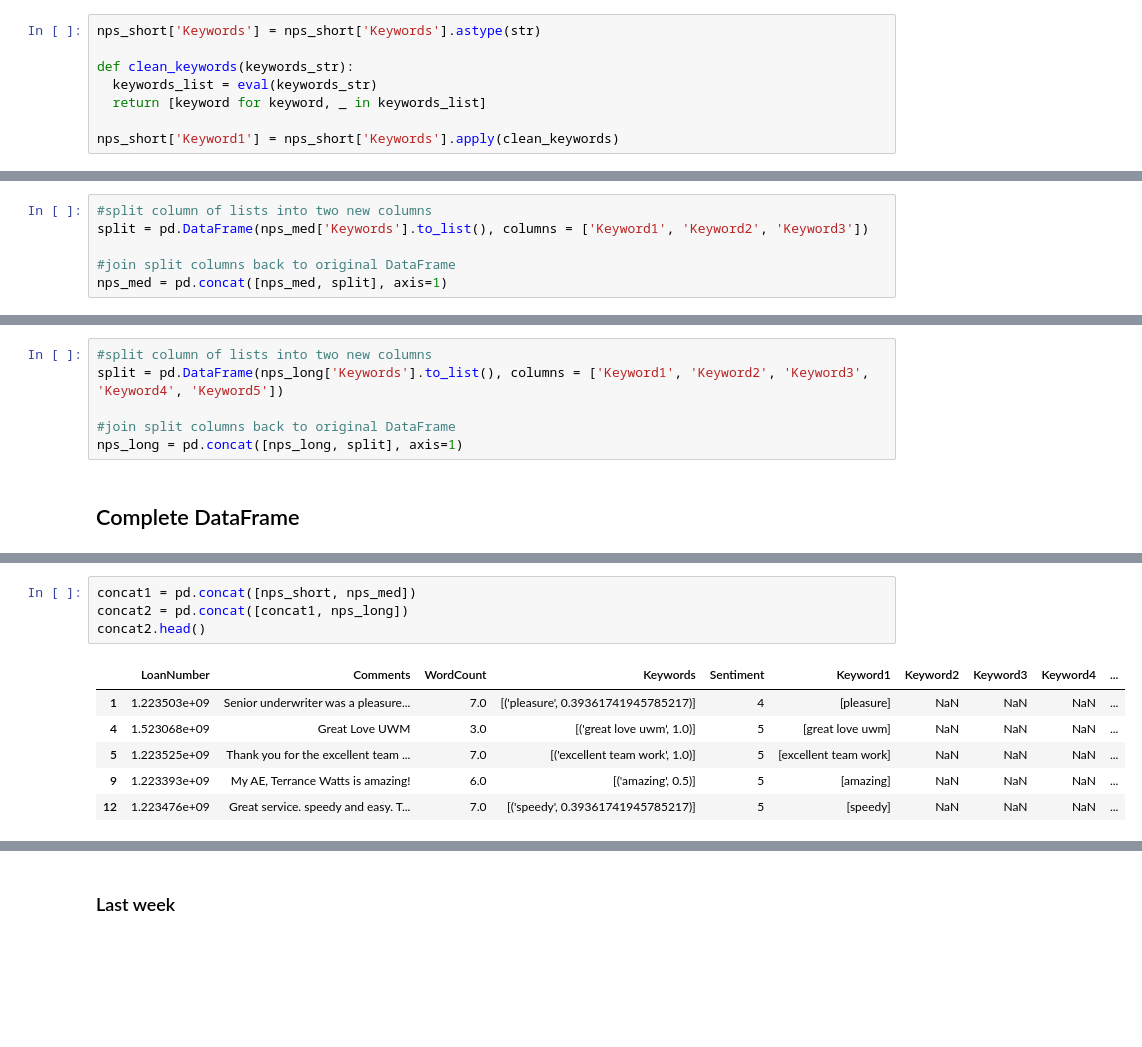
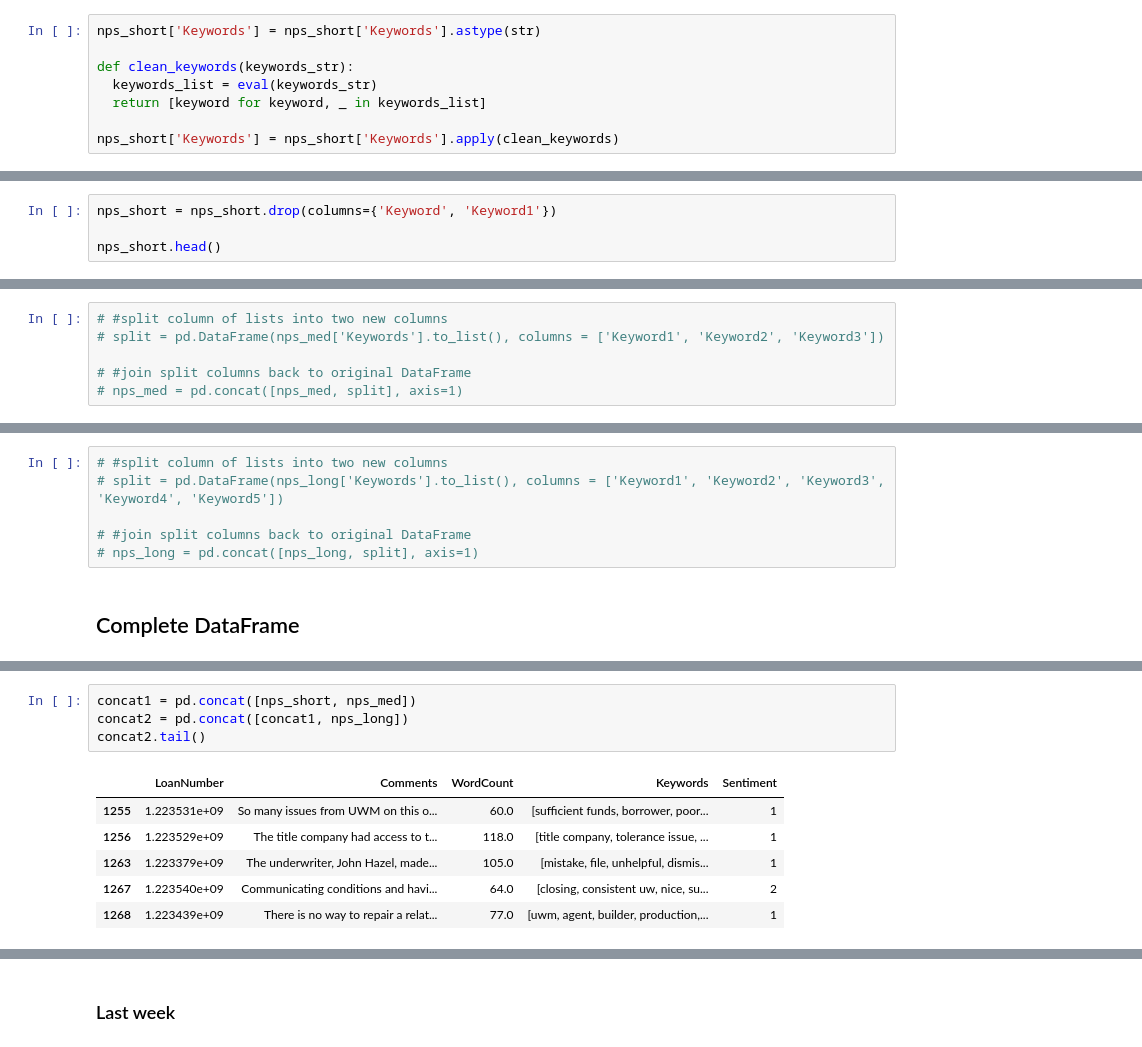
Before and after one commit to leah-apking/project3.1, a Jupyter notebook: PKE.ipynb, the cells around one changed output, grey strips where cells are left out. Drawn from its saved outputs; the diff is of its cells as text; blank space fills up the shorter version.

```diff
--- a/PKE.ipynb
+++ b/PKE.ipynb
@@ -161,7 +161,7 @@ def clean_keywords(keywords_str):
   keywords_list = eval(keywords_str)
   return [keyword for keyword, _ in keywords_list]
 
-nps_short['Keyword1'] = nps_short['Keywords'].apply(clean_keywords)
+nps_short['Keywords'] = nps_short['Keywords'].apply(clean_keywords)
 # %% [output]
 A value is trying to be set on a copy of a slice from a DataFrame.
 Try using .loc[row_indexer,col_indexer] = value instead
@@ -203,0 +191,4 @@ nps_short.head()
+# %%
+nps_short = nps_short.drop(columns={'Keyword', 'Keyword1'})
+
+nps_short.head()
@@ -259,11 +257,11 @@ Try using .loc[row_indexer,col_indexer] = value instead
 See the caveats in the documentation: https://pandas.pydata.org/pandas-docs/stable/user_guide/indexing.html#returning-a-view-versus-a-copy
   nps_med['Sentiment'] = nps_med['Sentiment'].apply(clean_sentiment)
 # %%
-#split column of lists into two new columns
-split = pd.DataFrame(nps_med['Keywords'].to_list(), columns = ['Keyword1', 'Keyword2', 'Keyword3'])
+# #split column of lists into two new columns
+# split = pd.DataFrame(nps_med['Keywords'].to_list(), columns = ['Keyword1', 'Keyword2', 'Keyword3'])
 
-#join split columns back to original DataFrame
-nps_med = pd.concat([nps_med, split], axis=1)
+# #join split columns back to original DataFrame
+# nps_med = pd.concat([nps_med, split], axis=1)
 # %%
 nps_med.head()
 # %% [output]
@@ -339,10 +337,10 @@ Try using .loc[row_indexer,col_indexer] = value instead
 See the caveats in the documentation: https://pandas.pydata.org/pandas-docs/stable/user_guide/indexing.html#returning-a-view-versus-a-copy
   nps_long['Sentiment'] = nps_long['Sentiment'].apply(clean_sentiment)
 # %%
-#split column of lists into two new columns
-split = pd.DataFrame(nps_long['Keywords'].to_list(), columns = ['Keyword1', 'Keyword2', 'Keyword3', 'Keyword4', 'Keyword5'])
+# #split column of lists into two new columns
+# split = pd.DataFrame(nps_long['Keywords'].to_list(), columns = ['Keyword1', 'Keyword2', 'Keyword3', 'Keyword4', 'Keyword5'])
 
-#join split columns back to original DataFrame
-nps_long = pd.concat([nps_long, split], axis=1)
+# #join split columns back to original DataFrame
+# nps_long = pd.concat([nps_long, split], axis=1)
 # %% [markdown]
 ## Complete DataFrame
@@ -349,13 +372,13 @@ nps_long = pd.concat([nps_long, split], axis=1)
 # %%
 concat1 = pd.concat([nps_short, nps_med])
 concat2 = pd.concat([concat1, nps_long])
-concat2.head()
+concat2.tail()
 # %% [output]
-|  | LoanNumber | Comments | WordCount | Keywords | Sentiment | Keyword1 | Keyword2 | Keyword3 | Keyword4 | ... |
-| 1 | 1.223503e+09 | Senior underwriter was a pleasure... | 7.0 | [('pleasure', 0.39361741945785217)] | 4 | [pleasure] | NaN | NaN | NaN | ... |
-| 4 | 1.523068e+09 | Great Love UWM | 3.0 | [('great love uwm', 1.0)] | 5 | [great love uwm] | NaN | NaN | NaN | ... |
-| 5 | 1.223525e+09 | Thank you for the excellent team ... | 7.0 | [('excellent team work', 1.0)] | 5 | [excellent team work] | NaN | NaN | NaN | ... |
-| 9 | 1.223393e+09 | My AE, Terrance Watts is amazing! | 6.0 | [('amazing', 0.5)] | 5 | [amazing] | NaN | NaN | NaN | ... |
-| 12 | 1.223476e+09 | Great service. speedy and easy. T... | 7.0 | [('speedy', 0.39361741945785217)] | 5 | [speedy] | NaN | NaN | NaN | ... |
+|  | LoanNumber | Comments | WordCount | Keywords | Sentiment |
+| 1255 | 1.223531e+09 | So many issues from UWM on this o... | 60.0 | [sufficient funds, borrower, poor... | 1 |
+| 1256 | 1.223529e+09 | The title company had access to t... | 118.0 | [title company, tolerance issue, ... | 1 |
+| 1263 | 1.223379e+09 | The underwriter, John Hazel, made... | 105.0 | [mistake, file, unhelpful, dismis... | 1 |
+| 1267 | 1.223540e+09 | Communicating conditions and havi... | 64.0 | [closing, consistent uw, nice, su... | 2 |
+| 1268 | 1.223439e+09 | There is no way to repair a relat... | 77.0 | [uwm, agent, builder, production,... | 1 |
 # %%
 merged = pd.merge(concat2, nps1, on='LoanNumber')
```
Also changed, not shown: parts of 13 cells of this notebook.
